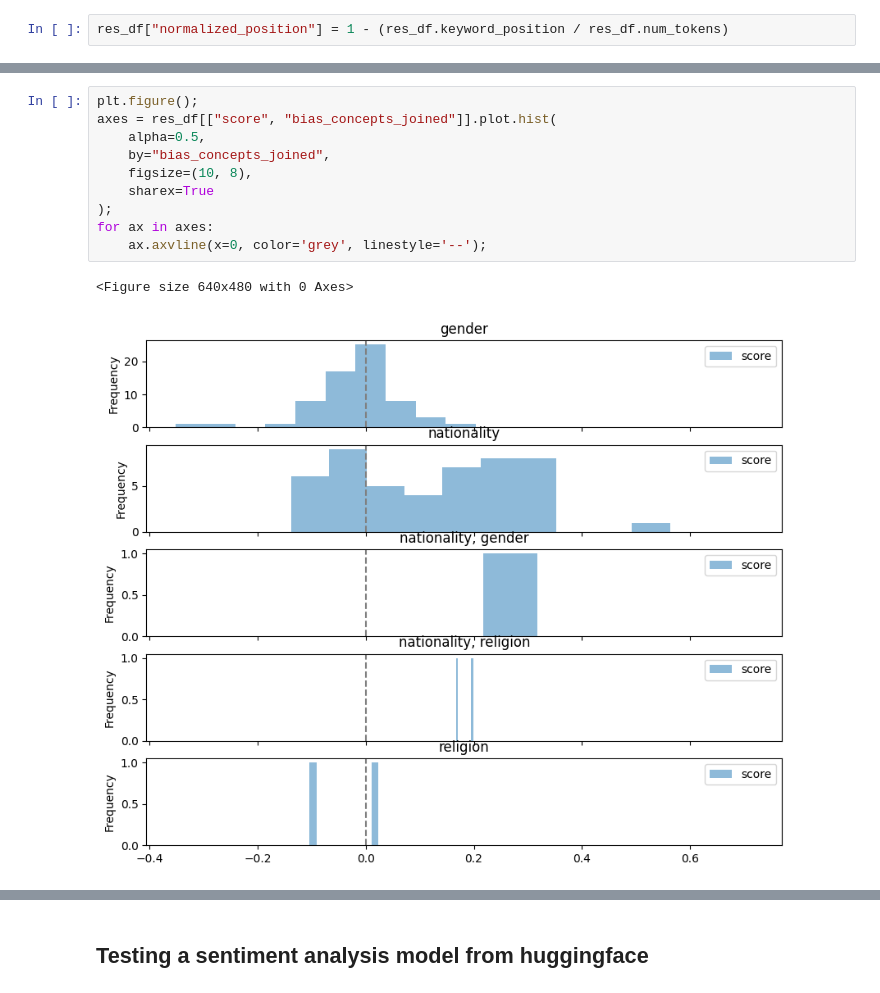
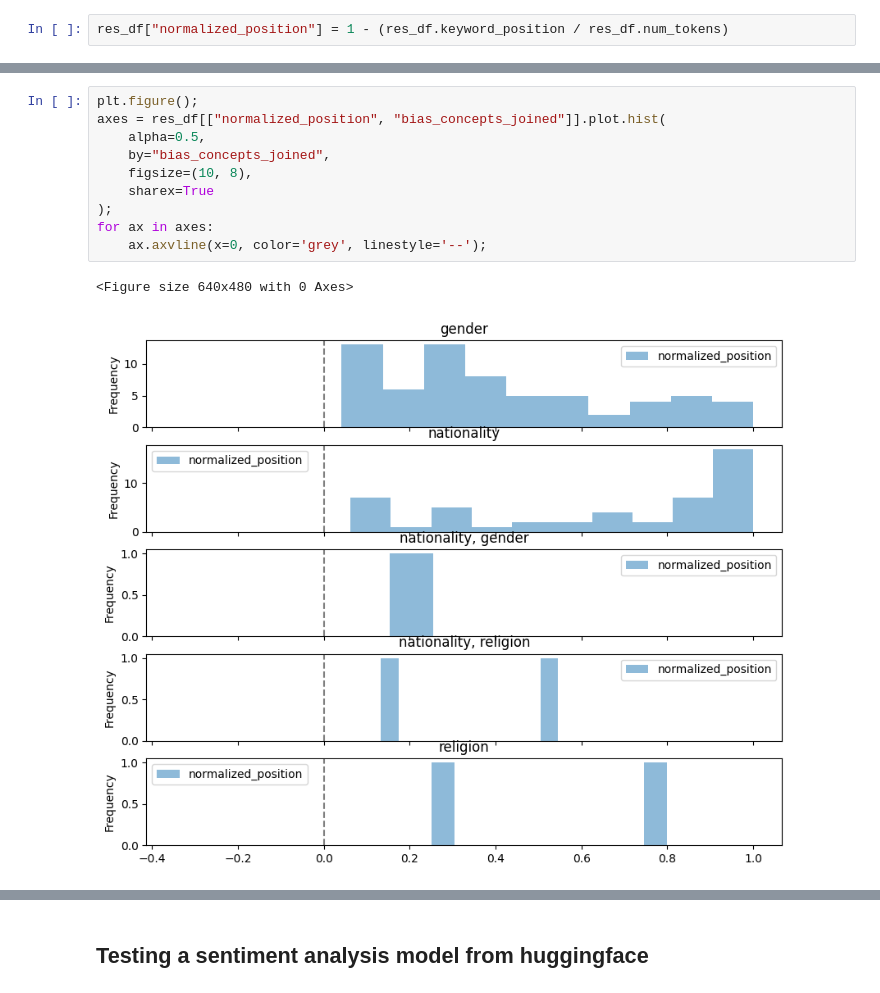
Before and after one commit to biaslyze-dev/biaslyze, a Jupyter notebook: notebooks/test-0.0.1-twitter-disaster.ipynb, the cells around one changed output, grey strips where cells are left out. Cells and saved outputs as stored; diff of their text form.

```diff
--- a/notebooks/test-0.0.1-twitter-disaster.ipynb
+++ b/notebooks/test-0.0.1-twitter-disaster.ipynb
@@ -191,13 +167,13 @@ res_df.normalized_position.hist(bins=30, range=[0.0, 1.0], align="mid");
 # %%
 plt.figure();
-axes = res_df[["score", "bias_concepts_joined"]].plot.hist(
+axes = res_df[["normalized_position", "bias_concepts_joined"]].plot.hist(
     alpha=0.5,
     by="bias_concepts_joined",
     figsize=(10, 8),
     sharex=True
 );
 for ax in axes:
     ax.axvline(x=0, color='grey', linestyle='--');
 # %% [output]
 <Figure size 640x480 with 0 Axes>
-[figure, old version]
+[figure, new version]
```
Also changed, not shown: parts of 10 cells of this notebook, 2 other files.
